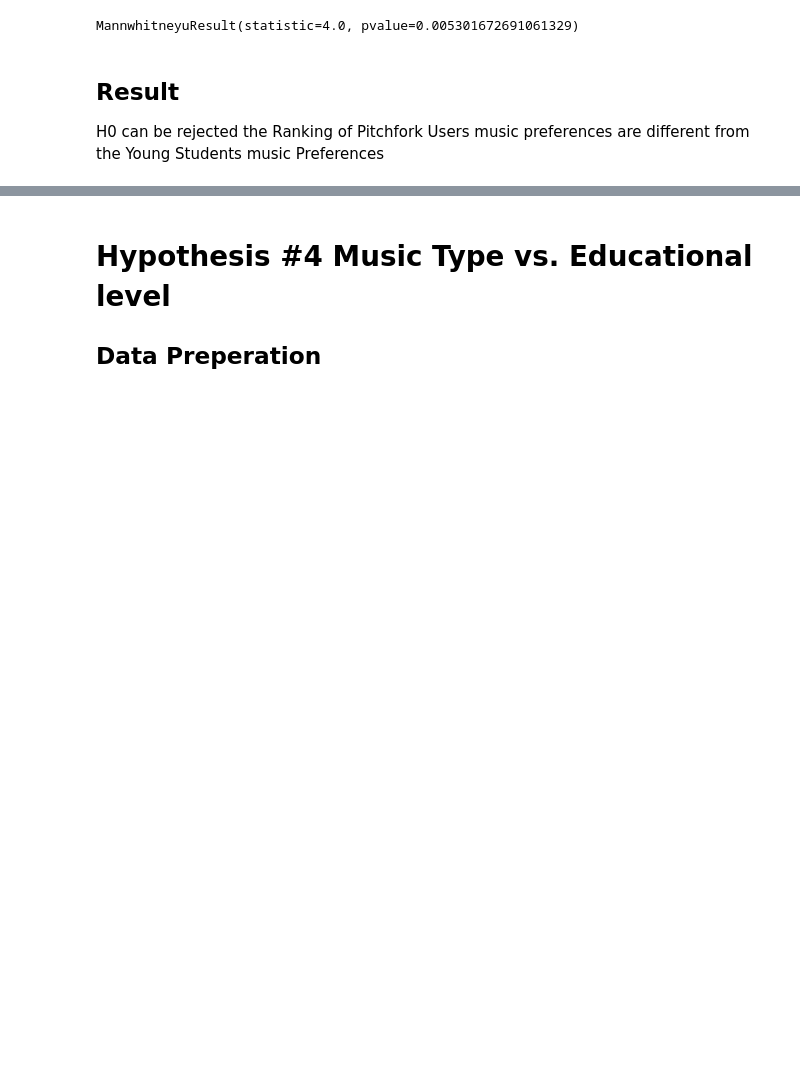
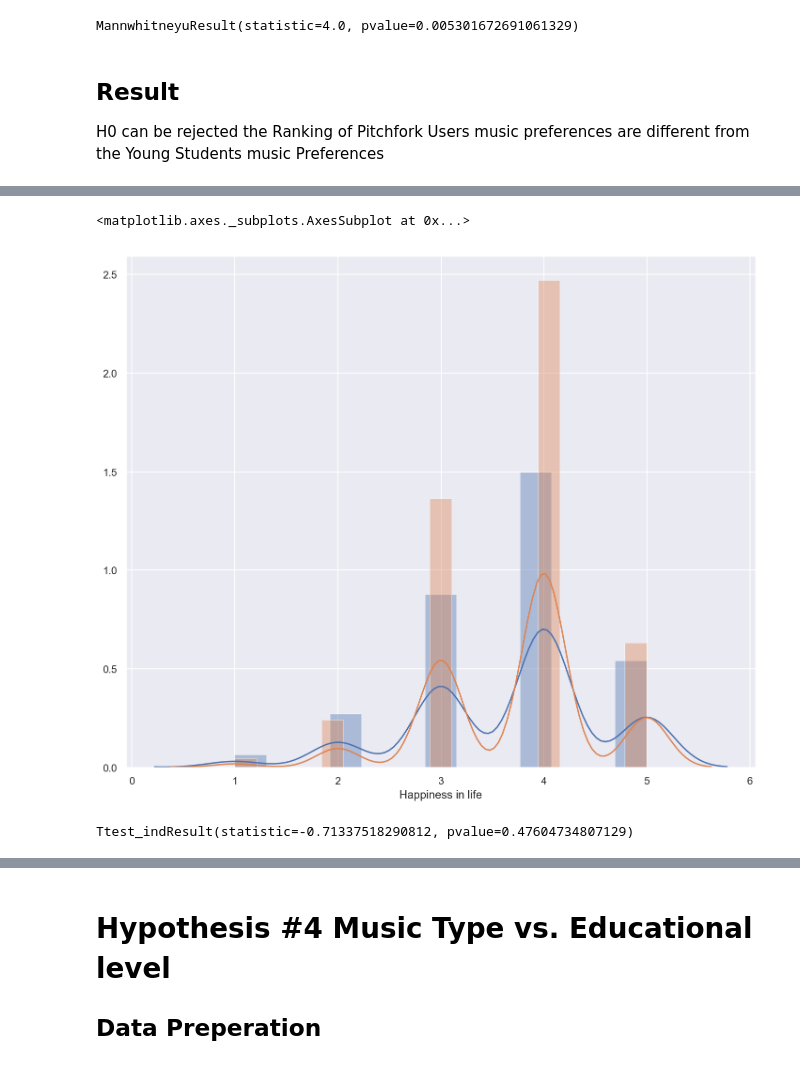
Before and after one commit to Pietrassyk/MusicPreferences_project3, a Jupyter notebook: Project_3.ipynb, the cells around one changed output, grey strips where cells are left out. Cells and saved outputs as stored; diff of their text form; code cells hidden in the pictures; blank space fills up the shorter version.

```diff
--- a/Project_3.ipynb
+++ b/Project_3.ipynb
@@ -9,6 +9,11 @@ import seaborn as sns
 import scipy.stats as stats
 from sklearn.preprocessing import minmax_scale
 from sklearn.preprocessing import MinMaxScaler
+
+sns.set_style('whitegrid')
+
+%config InlineBackend.figure_format = 'retina'
+%matplotlib inline
 # %%
 !ls
 # %% [output]
@@ -303,0 +322,4 @@ H0 can be rejected the Ranking of Pitchfork Users music preferences are differen
+# %%
+# load data
+students = pd.read_csv("responses.csv")
+students.head()
@@ -303,0 +334,9 @@ H0 can be rejected the Ranking of Pitchfork Users music preferences are differen
+# %%
+# create sample of 'Happiness in life' scores for students that are an Only Child (experiment)
+# create sample of 'Happiness in life' scores for students that have siblings (control)
+# keep both groups size the same
+
+oc_happiness = students['Happiness in life'][students['Only child'] == 'yes'].dropna()
+sibl_happiness = students['Happiness in life'][students['Only child'] == 'no'].dropna()
+
+oc_happiness.describe()
@@ -303,0 +365,25 @@ H0 can be rejected the Ranking of Pitchfork Users music preferences are differen
+# %%
+# plot the distribution of both samples
+
+sns.set(color_codes=True)
+sns.set(rc={'figure.figsize':(12,10)})
+sns.distplot(oc_happiness) # Blue distribution
+sns.distplot(sibl_happiness) # Orange distribution
+# %% [output]
+<matplotlib.axes._subplots.AxesSubplot at 0x...>
+[figure, added]
+# %%
+# Run a 2 sample ttest on your samples
+
+'''
+Calculates the T-test for the means of *two independent* samples of scores.
+
+This is a two-sided test for the null hypothesis that 2 independent samples
+have identical average (expected) values. This test assumes that the
+populations have identical variances by default.
+
+'''
+
+stats.ttest_ind(oc_happiness, sibl_happiness, equal_var = False)
+# %% [output]
+Ttest_indResult(statistic=-0.71337518290812, pvalue=0.47604734807129)
```
Also changed, not shown: parts of 13 cells of this notebook, 1 other file.
